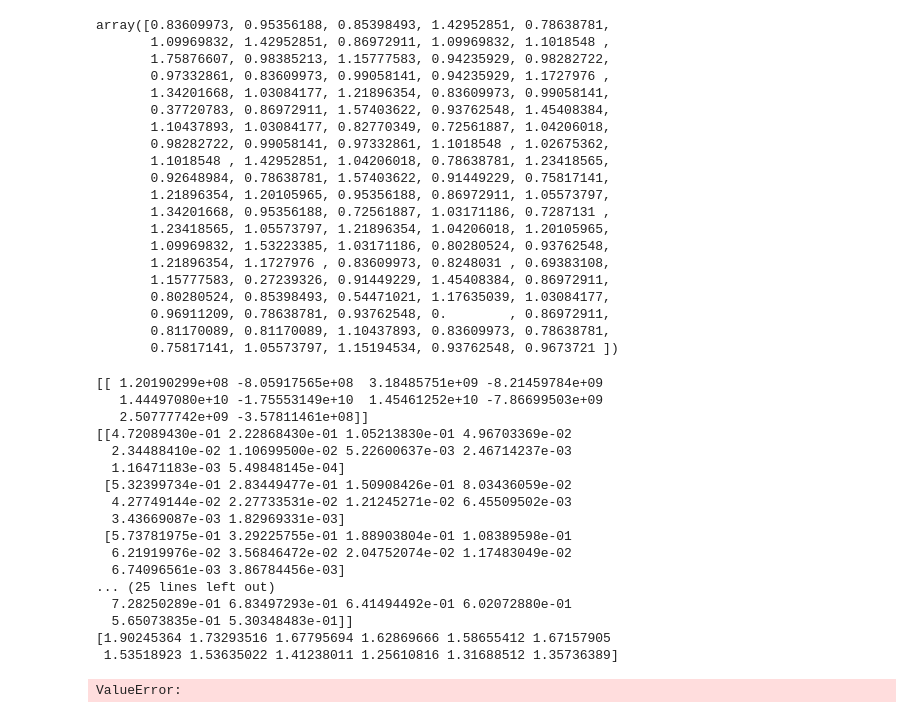
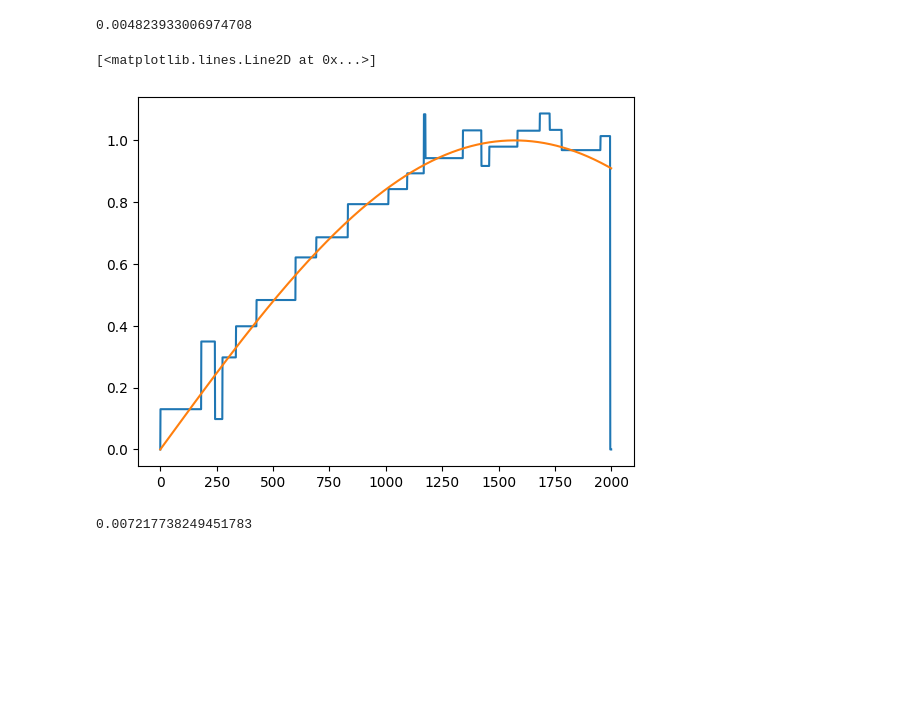
Before and after one commit to Karlmyh/RTER, a Jupyter notebook: test.ipynb, the cells around one changed output. Cells and saved outputs as stored; diff of their text form; code cells hidden in the pictures; blank space fills up the shorter version.

```diff
--- a/test.ipynb
+++ b/test.ipynb
@@ -5,53 +9,30 @@ import numpy as np
 # %%
-density=TestDistribution(15,3).returnDistribution()
+density=TestDistribution(15,1).returnDistribution()
 np.random.seed(1)
 X_train,pdf_X_train=density.generate(1000)
-X_test,pdf_test=density.generate(100)
+Y_train_true = np.sin(2*X_train).ravel()
+Y_train_noise = np.random.normal(scale=0.3,size=X_train.shape[0])
+Y_train=Y_train_true+Y_train_noise
+
+X_test= np.arange(0,1,0.0005).reshape(-1,1)
+Y_test_true = np.sin(2*X_test)
 # %%
-DT_model_den=DensityTree(estimator="density_estimator",min_samples_split=30,max_depth=2,random_state=1)
-DT_model_den.fit(X_train)
-DT_model_den.predict(X_test)
+RT_model=RegressionTree(estimator="naive_estimator",min_samples_split=100,max_depth=2,random_state=1)
+RT_model.fit(X_train,Y_train)
+Y_hat=RT_model.predict(X_test)
+MSE(Y_hat,Y_test_true)
 # %% [output]
-array([0.83609973, 0.95356188, 0.85398493, 1.42952851, 0.78638781,
-       1.09969832, 1.42952851, 0.86972911, 1.09969832, 1.1018548 ,
-       1.75876607, 0.98385213, 1.15777583, 0.94235929, 0.98282722,
-       0.97332861, 0.83609973, 0.99058141, 0.94235929, 1.1727976 ,
-       1.34201668, 1.03084177, 1.21896354, 0.83609973, 0.99058141,
-       0.37720783, 0.86972911, 1.57403622, 0.93762548, 1.45408384,
-       1.10437893, 1.03084177, 0.82770349, 0.72561887, 1.04206018,
-       0.98282722, 0.99058141, 0.97332861, 1.1018548 , 1.02675362,
-       1.1018548 , 1.42952851, 1.04206018, 0.78638781, 1.23418565,
-       0.92648984, 0.78638781, 1.57403622, 0.91449229, 0.75817141,
-       1.21896354, 1.20105965, 0.95356188, 0.86972911, 1.05573797,
-       1.34201668, 0.95356188, 0.72561887, 1.03171186, 0.7287131 ,
-       1.23418565, 1.05573797, 1.21896354, 1.04206018, 1.20105965,
-       1.09969832, 1.53223385, 1.03171186, 0.80280524, 0.93762548,
-       1.21896354, 1.1727976 , 0.83609973, 0.8248031 , 0.69383108,
-       1.15777583, 0.27239326, 0.91449229, 1.45408384, 0.86972911,
-       0.80280524, 0.85398493, 0.54471021, 1.17635039, 1.03084177,
-       0.96911209, 0.78638781, 0.93762548, 0.        , 0.86972911,
-       0.81170089, 0.81170089, 1.10437893, 0.83609973, 0.78638781,
-       0.75817141, 1.05573797, 1.15194534, 0.93762548, 0.9673721 ])
+0.004823933006974708
+# %%
+plt.plot(Y_hat)
+plt.plot(Y_test_true)
+# %% [output]
+[<matplotlib.lines.Line2D at 0x...>]
+[figure, added]
 # %%
-DT_model_ext=DensityTree(estimator="extrapolation_estimator",min_samples_split=30,max_depth=2,order=10,random_state=1)
-DT_model_ext.fit(X_train)
-DT_model_ext.predict(X_test)
+ERT_model=RegressionTree(estimator="extrapolation_estimator",min_samples_split=100,max_depth=2,order=1,random_state=1)
+ERT_model.fit(X_train,Y_train)
+Y_hat=ERT_model.predict(X_test)
+MSE(Y_hat,Y_test_true)
 # %% [output]
-[[ 1.20190299e+08 -8.05917565e+08  3.18485751e+09 -8.21459784e+09
-   1.44497080e+10 -1.75553149e+10  1.45461252e+10 -7.86699503e+09
-   2.50777742e+09 -3.57811461e+08]]
-[[4.72089430e-01 2.22868430e-01 1.05213830e-01 4.96703369e-02
-  2.34488410e-02 1.10699500e-02 5.22600637e-03 2.46714237e-03
-  1.16471183e-03 5.49848145e-04]
- [5.32399734e-01 2.83449477e-01 1.50908426e-01 8.03436059e-02
-  4.27749144e-02 2.27733531e-02 1.21245271e-02 6.45509502e-03
-  3.43669087e-03 1.82969331e-03]
- [5.73781975e-01 3.29225755e-01 1.88903804e-01 1.08389598e-01
-  6.21919976e-02 3.56846472e-02 2.04752074e-02 1.17483049e-02
-  6.74096561e-03 3.86784456e-03]
-... (25 lines left out)
-  7.28250289e-01 6.83497293e-01 6.41494492e-01 6.02072880e-01
-  5.65073835e-01 5.30348483e-01]]
-[1.90245364 1.73293516 1.67795694 1.62869666 1.58655412 1.67157905
- 1.53518923 1.53635022 1.41238011 1.25610816 1.31688512 1.35736389]
+0.007217738249451783
-ValueError:
```
Also changed, not shown: parts of 2 cells of this notebook, 5 other files.
